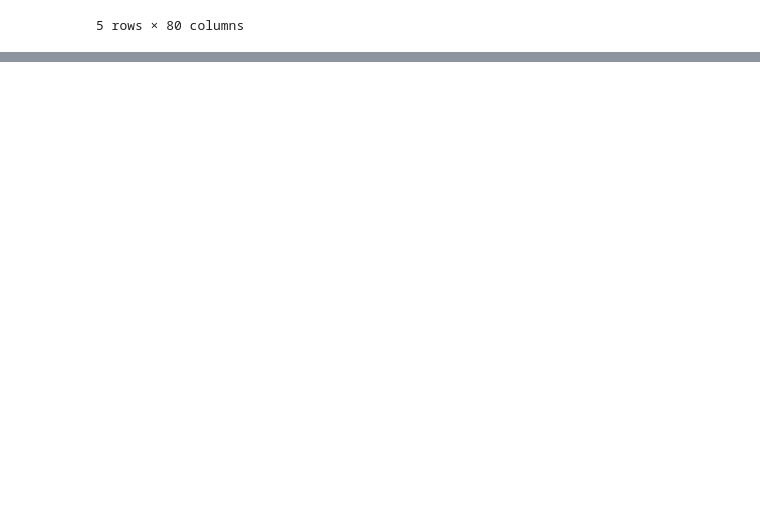
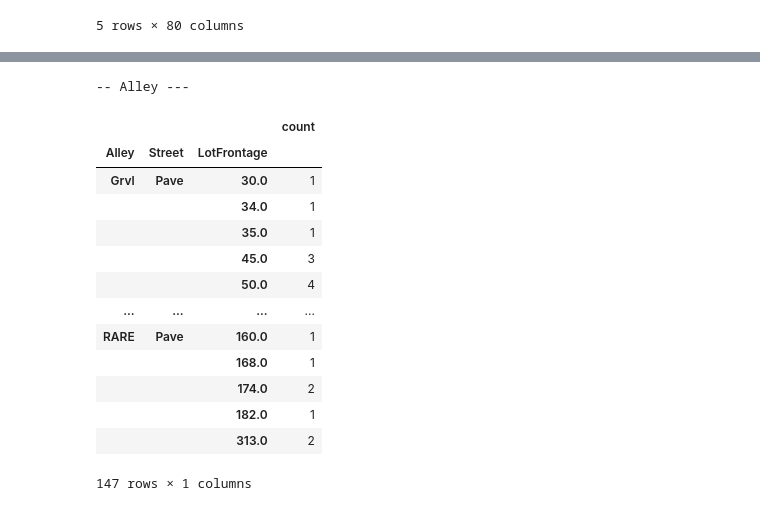
Before and after one commit to Albe036/ML-house-prices, a Jupyter notebook: notebooks/eda_001.ipynb, the cells around one changed output, grey strips where cells are left out. Cells and saved outputs as stored; diff of their text form; code cells hidden in the pictures; blank space fills up the shorter version.

```diff
--- a/notebooks/eda_001.ipynb
+++ b/notebooks/eda_001.ipynb
@@ -79,0 +93,19 @@ res_electrical
+# %%
+#MiscFeature: Característica miscelánea no cubierta en otras categorías.
+print(f"-- MiscFeature ---")
+#Visualización de los datos faltantes, cantidad y porcentaje
+missing_miscFeature = pd.DataFrame(df_train['MiscFeature'].value_counts(dropna=False))
+missing_miscFeature['percentage(%)'] = np.round(missing_miscFeature['count'] / df_train.shape[0] * 100, 2)
+display(missing_miscFeature)
+#visualizar las filas con datos faltantes en MiscFeature y su relación con MiscVal
+match_miscval = df_train[df_train['MiscVal'] > 0]
+display(match_miscval[['MiscFeature', 'MiscVal']])
+#Imputación de los datos faltantes
+df_train.loc[:, 'MiscFeature'] = df_train['MiscFeature'].fillna('NA')
+#Visualizacion de la relación entre MiscFeature y MiscVal graficamente
+plt.figure(figsize=(8,4))
+sns.violinplot(x='MiscFeature', y='MiscVal', data=df_train)
+plt.title('Misc Feature vs Misc Val')
+plt.show()
+#MiscFeature: Característica miscelánea no cubierta en otras categorías. Depende de MiscVal. Si MiscVal es 0, MiscFeature es NA.
+#MNAR Las features estan relacionadas. Se puede imputar. No son aleatorias.
@@ -79,0 +139,26 @@ res_electrical
+# %%
+#Alley: Tipo de acceso por callejón a la propiedad.
+print(f"-- Alley ---")
+#Visualización de los datos faltantes, cantidad y porcentaje
+missing_alley = pd.DataFrame(df_train['Alley'].value_counts(dropna=False))
+missing_alley['percentage(%)'] = np.round(missing_alley['count'] / df_train.shape[0] * 100, 2)
+#display(missing_alley)
+#visualizar las filas con datos faltantes en Alley y su relación con LotFrontage
+df_train.loc[:, 'Alley'] = df_train['Alley'].fillna('RARE')
+df_train.groupby(['Alley', 'Street', 'LotFrontage'])['LotFrontage'].agg(['count'])
+# %% [output]
+-- Alley ---
+|  |  |  | count |
+| Alley | Street | LotFrontage |  |
+| Grvl | Pave | 30.0 | 1 |
+|  |  | 34.0 | 1 |
+|  |  | 35.0 | 1 |
+|  |  | 45.0 | 3 |
+|  |  | 50.0 | 4 |
+| ... | ... | ... | ... |
+| RARE | Pave | 160.0 | 1 |
+|  |  | 168.0 | 1 |
+|  |  | 174.0 | 2 |
+|  |  | 182.0 | 1 |
+|  |  | 313.0 | 2 |
+147 rows × 1 columns
```
Also changed, not shown: parts of 5 cells of this notebook, 1 other file.
